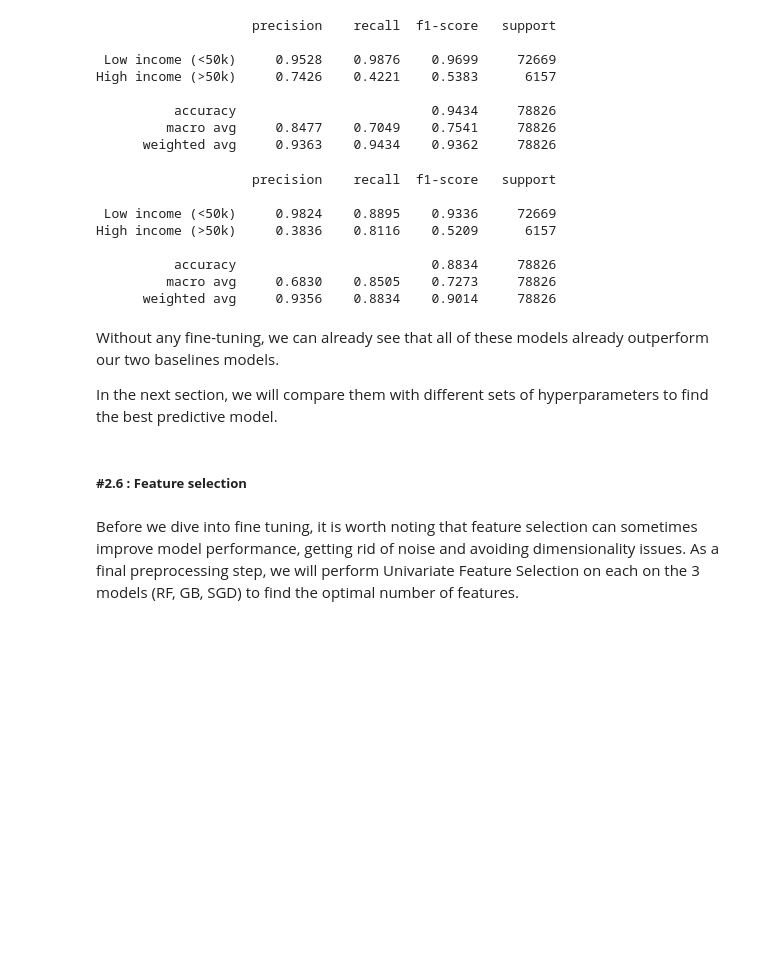
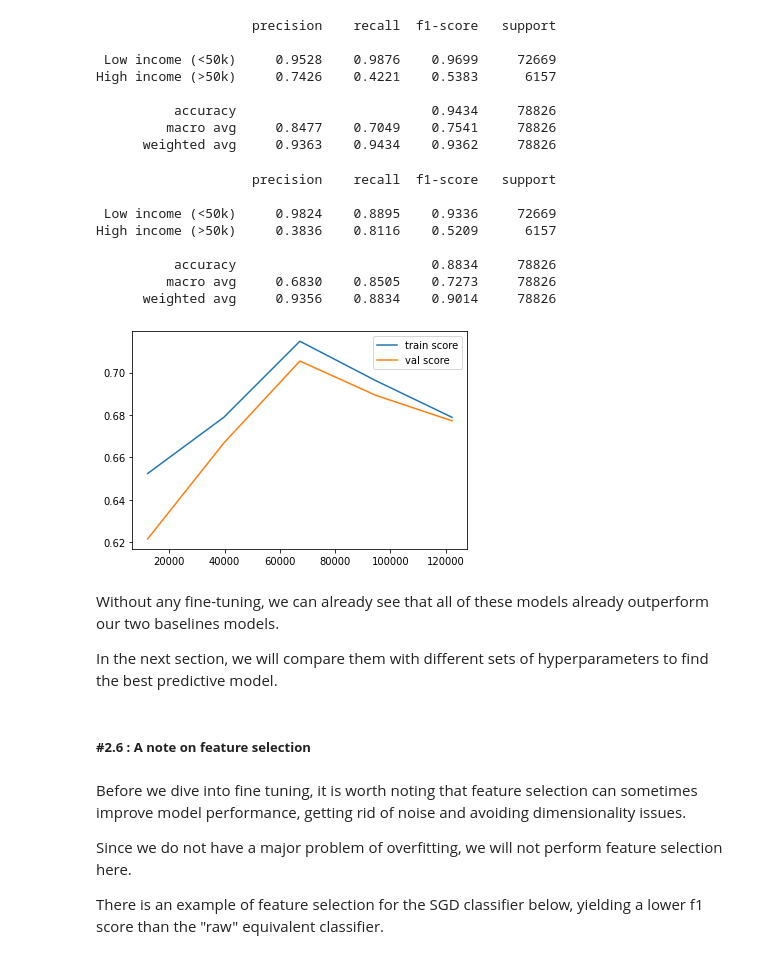
Before and after one commit to jboistard/dataiku_assessment, a Jupyter notebook: 2_PP_and_MS.ipynb, the cells around one changed output. Drawn from its saved outputs; the diff is of its cells as text; code cells hidden in the pictures; blank space fills up the shorter version.

```diff
--- a/2_PP_and_MS.ipynb
+++ b/2_PP_and_MS.ipynb
@@ -49,17 +49,10 @@ from sklearn.pipeline import Pipeline
 from sklearn.impute import SimpleImputer
 from sklearn.preprocessing import OrdinalEncoder, StandardScaler, OneHotEncoder
 
-def build_preprocessor(ordinal_encoding=True, cols_to_drop=None, cols_to_keep=None):
+def build_preprocessor(ordinal_encoding=True, cols_to_drop=[]):
 
-    if cols_to_drop:
-        cat_cols = list(set(base_cat_cols).difference(set(cols_to_drop)))
-        num_cols = list(set(base_num_cols).difference(set(cols_to_drop)))
-    elif cols_to_keep:
-        cat_cols = list(set(base_cat_cols).intersection(set(cols_to_keep)))
-        num_cols = list(set(base_num_cols).intersection(set(cols_to_keep)))
-    else:
-        cat_cols = base_cat_cols
-        num_cols = base_num_cols
+    cat_cols = list(set(base_cat_cols).difference(set(cols_to_drop)))
+    num_cols = list(set(base_num_cols).difference(set(cols_to_drop)))
 
     categories = [sorted(data[col].dropna().unique()) for col in cat_cols]
 
@@ -371,25 +364,26 @@ High income (>50k)     0.7426    0.4221    0.5383      6157
 # %%
 # Stochastic Gradient Descent
 from sklearn.linear_model import SGDClassifier
 
 sgd_clf = Pipeline(steps=[
     ("preprocessor", build_preprocessor(
         ordinal_encoding=False, #One hot encoding
         cols_to_drop=["migration code-change in msa", "migration code-change in reg", "migration code-move within reg", "migration prev res in sunbelt"]
     )),
     ("classifier", SGDClassifier(loss="log", class_weight="balanced", random_state=42))
 ])
 
-evaluate_model(sgd_clf, X_train_extra_features, y_train, X_test_extra_features, y_test, curves=False)
+evaluate_model(sgd_clf, X_train_extra_features, y_train, X_test_extra_features, y_test, curves=True)
 # %% [output]
                     precision    recall  f1-score   support
 
  Low income (<50k)     0.9824    0.8895    0.9336     72669
 High income (>50k)     0.3836    0.8116    0.5209      6157
 
           accuracy                         0.8834     78826
          macro avg     0.6830    0.8505    0.7273     78826
       weighted avg     0.9356    0.8834    0.9014     78826
+[figure, added]
 # %% [markdown]
 Without any fine-tuning, we can already see that all of these models already outperform our two baselines models.
 
@@ -397,4 +401,8 @@ In the next section, we will compare them with different sets of hyperparameters
 # %% [markdown]
-##### **#2.6 : Feature selection**
+##### **#2.6 : A note on feature selection**
 # %% [markdown]
-Before we dive into fine tuning, it is worth noting that feature selection can sometimes improve model performance, getting rid of noise and avoiding dimensionality issues. As a final preprocessing step, we will perform Univariate Feature Selection on each on the 3 models (RF, GB, SGD) to find the optimal number of features.
+Before we dive into fine tuning, it is worth noting that feature selection can sometimes improve model performance, getting rid of noise and avoiding dimensionality issues.
+
+Since we do not have a major problem of overfitting, we will not perform feature selection here.
+
+There is an example of feature selection for the SGD classifier below, yielding a lower f1 score than the "raw" equivalent classifier.
```
Also changed, not shown: parts of 5 cells of this notebook.
